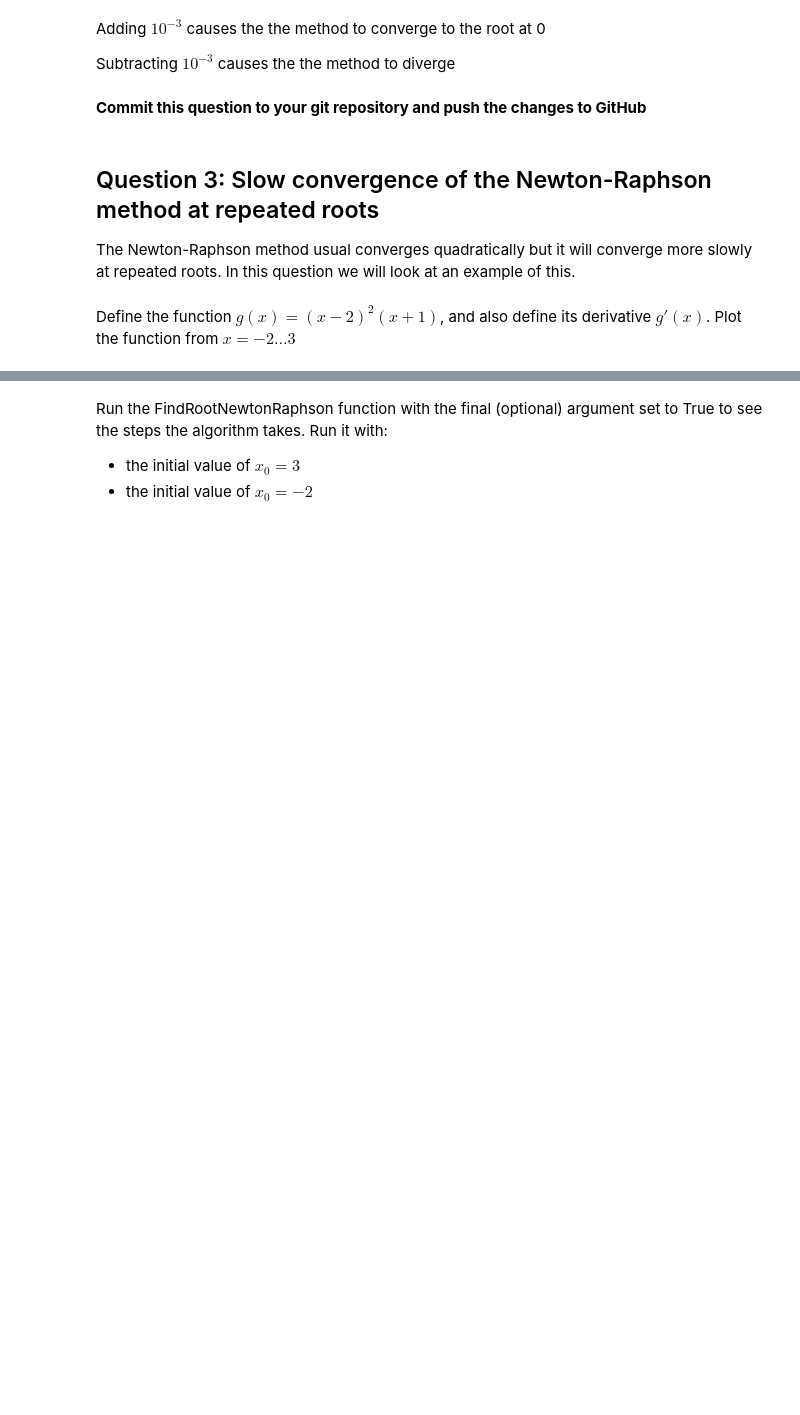
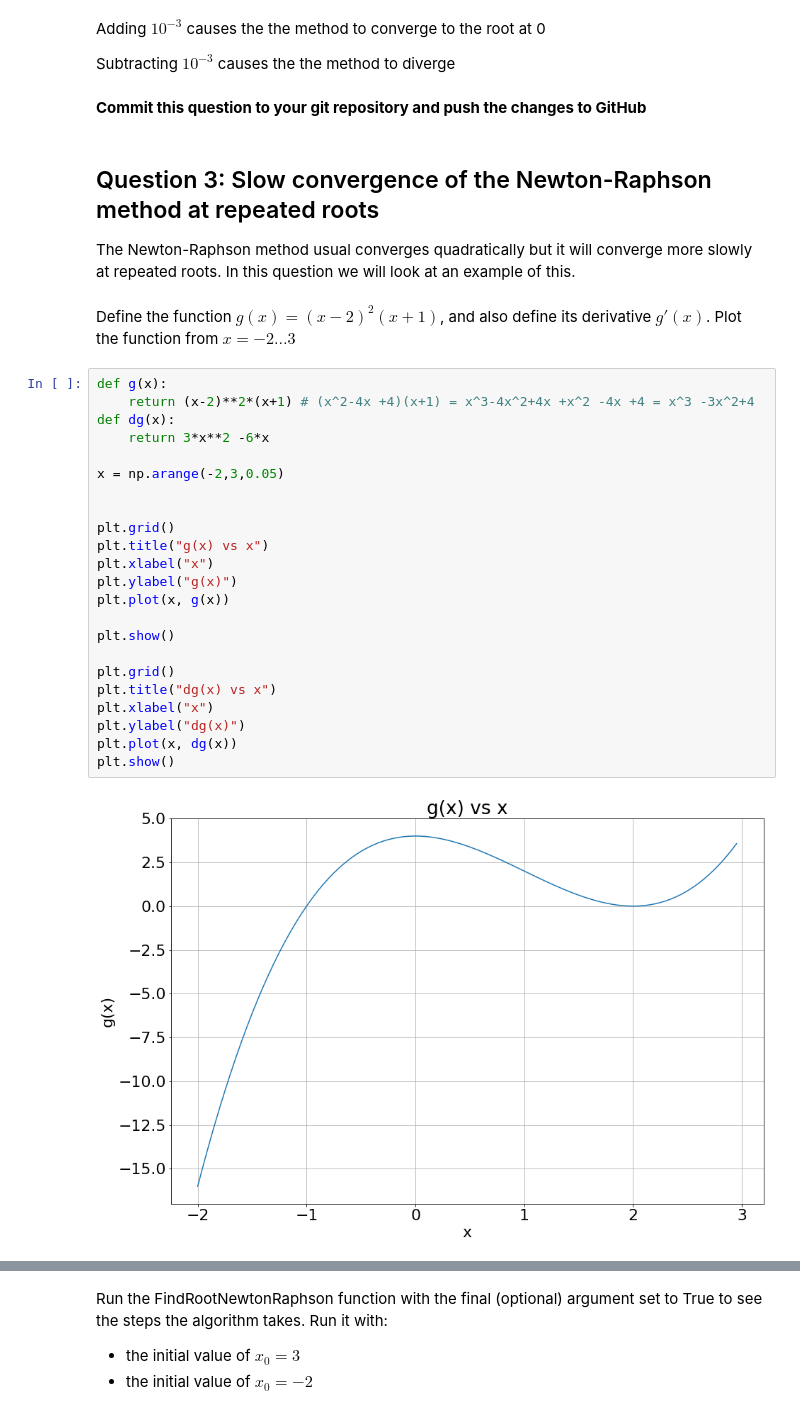
Before and after one commit to Padraig-Ryan/ACM20030-Assignments, a Jupyter notebook: Assignment-2.ipynb, the cells around one changed output, grey strips where cells are left out. Drawn from its saved outputs; the diff is of its cells as text; blank space fills up the shorter version.

```diff
--- a/Assignment-2.ipynb
+++ b/Assignment-2.ipynb
@@ -257,3 +264,28 @@ Subtracting $10^{-3}$ causes the the method to diverge
 The Newton-Raphson method usual converges quadratically but it will converge more slowly at repeated roots. In this question we will look at an example of this.
 # %% [markdown]
 Define the function $g(x) = (x-2)^2(x+1)$, and also define its derivative $g'(x)$. Plot the function from $x=-2\dots3$
+# %%
+def g(x):
+    return (x-2)**2*(x+1) # (x^2-4x +4)(x+1) = x^3-4x^2+4x +x^2 -4x +4 = x^3 -3x^2+4
+def dg(x):
+    return 3*x**2 -6*x
+
+x = np.arange(-2,3,0.05)
+
+
+plt.grid()
+plt.title("g(x) vs x")
+plt.xlabel("x")
+plt.ylabel("g(x)")
+plt.plot(x, g(x))
+
+plt.show()
+
+plt.grid()
+plt.title("dg(x) vs x")
+plt.xlabel("x")
+plt.ylabel("dg(x)")
+plt.plot(x, dg(x))
+plt.show()
+# %% [output]
+[figure, added]
```
Also changed, not shown: parts of 10 cells of this notebook.
